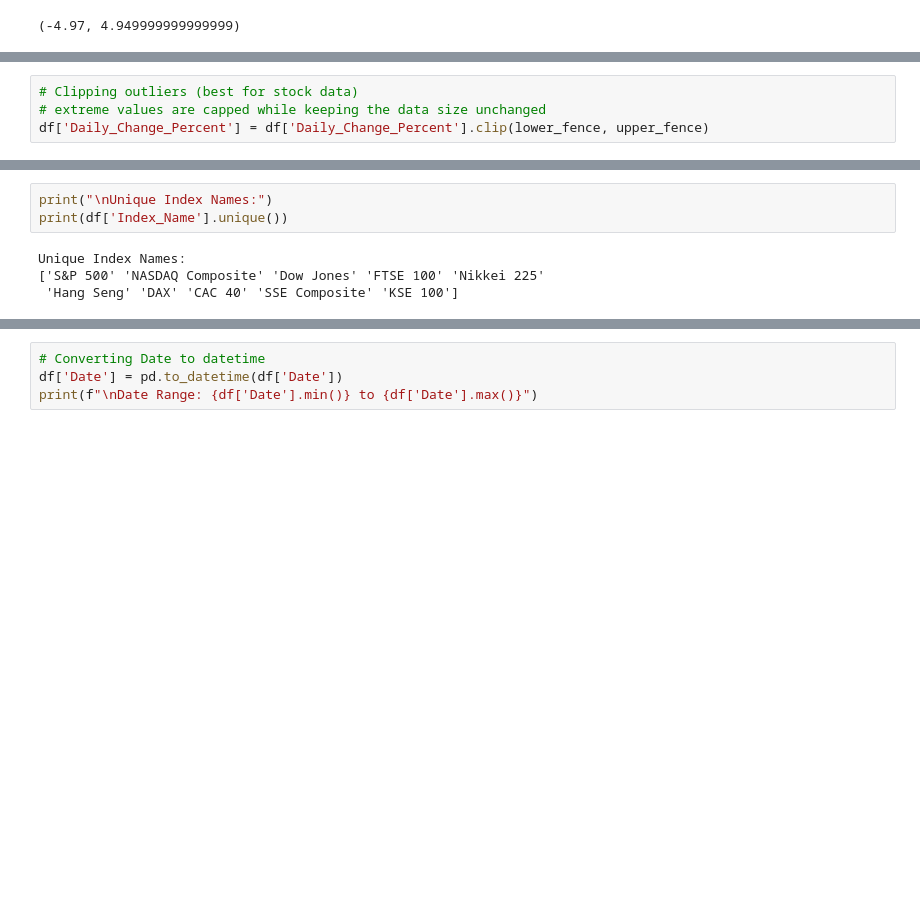
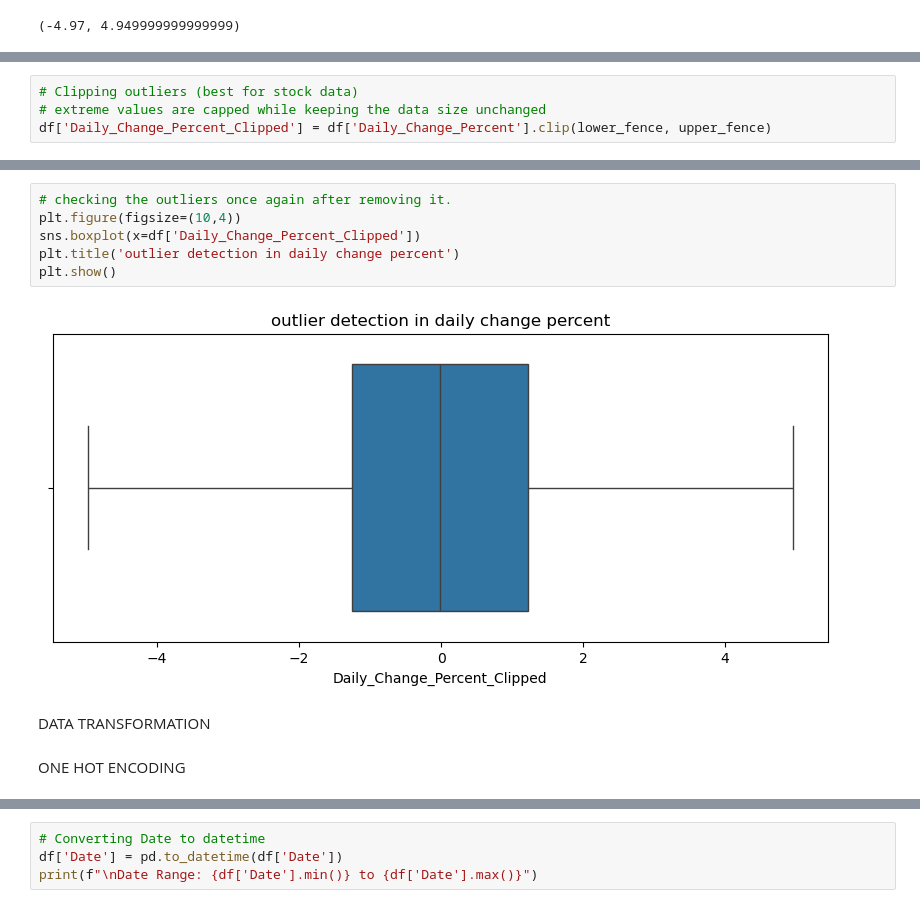
Before and after one commit to Ashmin-Gurung/Global-Stock-Market-EDA, a Jupyter notebook: Stock.ipynb, the cells around one changed output, grey strips where cells are left out. Cells and saved outputs as stored; diff of their text form; blank space fills up the shorter version.

```diff
--- a/Stock.ipynb
+++ b/Stock.ipynb
@@ -161,4 +196,4 @@ lower_fence, upper_fence
 # %%
 # Clipping outliers (best for stock data)
 # extreme values are capped while keeping the data size unchanged
-df['Daily_Change_Percent'] = df['Daily_Change_Percent'].clip(lower_fence, upper_fence)
+df['Daily_Change_Percent_Clipped'] = df['Daily_Change_Percent'].clip(lower_fence, upper_fence)
@@ -185,8 +209,13 @@ df.sample(20)
 # %%
-print("\nUnique Index Names:")
-print(df['Index_Name'].unique())
+# checking the outliers once again after removing it.
+plt.figure(figsize=(10,4))
+sns.boxplot(x=df['Daily_Change_Percent_Clipped'])
+plt.title('outlier detection in daily change percent')
+plt.show()
 # %% [output]
-Unique Index Names:
-['S&P 500' 'NASDAQ Composite' 'Dow Jones' 'FTSE 100' 'Nikkei 225'
- 'Hang Seng' 'DAX' 'CAC 40' 'SSE Composite' 'KSE 100']
+[figure, added]
+# %% [markdown]
+DATA TRANSFORMATION
+# %% [markdown]
+ONE HOT ENCODING
 # %%
```
Also changed, not shown: parts of 46 cells of this notebook, 1 other file.
